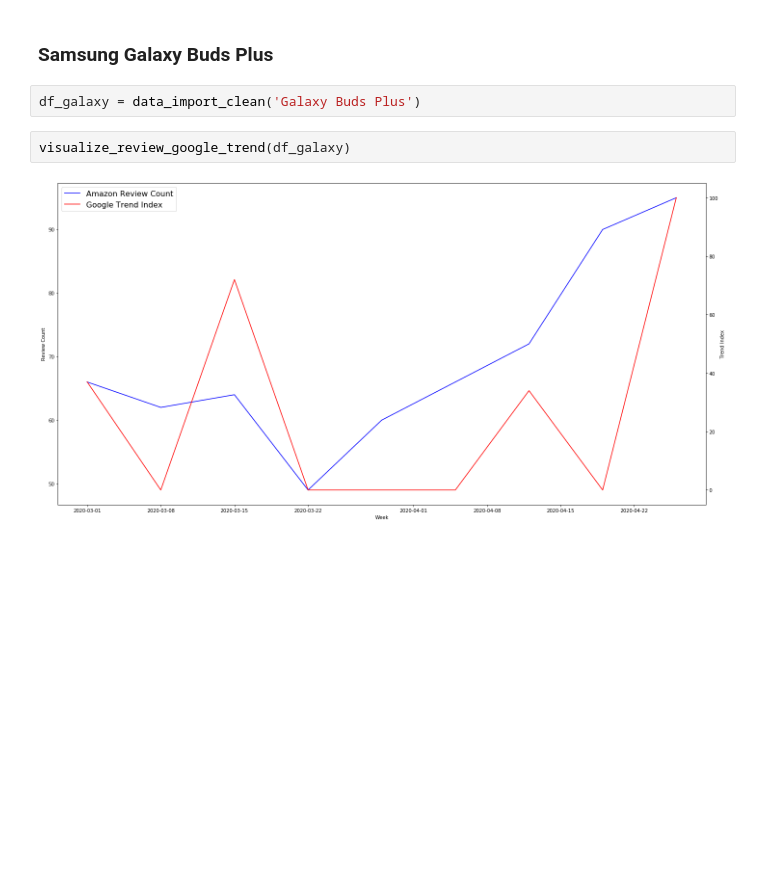
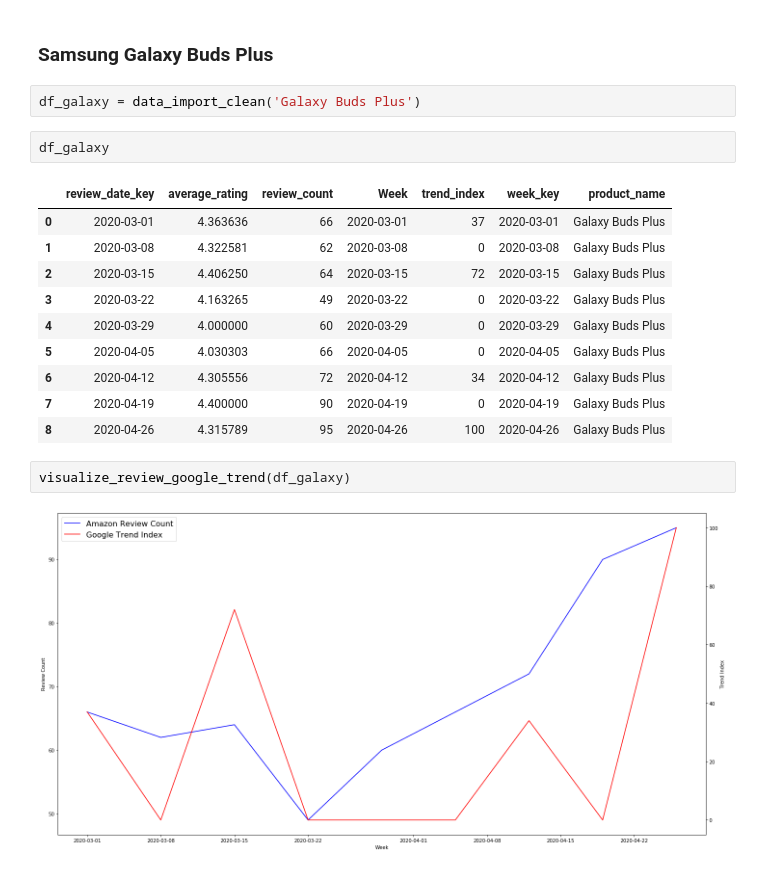
Before and after one commit to datascientistlin/AmazonReviewAnalysis, a Jupyter notebook: Draft - Lin.ipynb, the cells around one changed output. Drawn from its saved outputs; the diff is of its cells as text; blank space fills up the shorter version.

```diff
--- a/Draft - Lin.ipynb
+++ b/Draft - Lin.ipynb
@@ -614,6 +725,19 @@ df_free_corr = calculate_correlation(df_free)
 ### Samsung Galaxy Buds Plus
 # %%
 df_galaxy = data_import_clean('Galaxy Buds Plus')
+# %%
+df_galaxy
+# %% [output]
+|  | review_date_key | average_rating | review_count | Week | trend_index | week_key | product_name |
+| 0 | 2020-03-01 | 4.363636 | 66 | 2020-03-01 | 37 | 2020-03-01 | Galaxy Buds Plus |
+| 1 | 2020-03-08 | 4.322581 | 62 | 2020-03-08 | 0 | 2020-03-08 | Galaxy Buds Plus |
+| 2 | 2020-03-15 | 4.406250 | 64 | 2020-03-15 | 72 | 2020-03-15 | Galaxy Buds Plus |
+| 3 | 2020-03-22 | 4.163265 | 49 | 2020-03-22 | 0 | 2020-03-22 | Galaxy Buds Plus |
+| 4 | 2020-03-29 | 4.000000 | 60 | 2020-03-29 | 0 | 2020-03-29 | Galaxy Buds Plus |
+| 5 | 2020-04-05 | 4.030303 | 66 | 2020-04-05 | 0 | 2020-04-05 | Galaxy Buds Plus |
+| 6 | 2020-04-12 | 4.305556 | 72 | 2020-04-12 | 34 | 2020-04-12 | Galaxy Buds Plus |
+| 7 | 2020-04-19 | 4.400000 | 90 | 2020-04-19 | 0 | 2020-04-19 | Galaxy Buds Plus |
+| 8 | 2020-04-26 | 4.315789 | 95 | 2020-04-26 | 100 | 2020-04-26 | Galaxy Buds Plus |
 # %%
 visualize_review_google_trend(df_galaxy)
 # %% [output]
```
Also changed, not shown: parts of 18 cells of this notebook, 1 other file.
